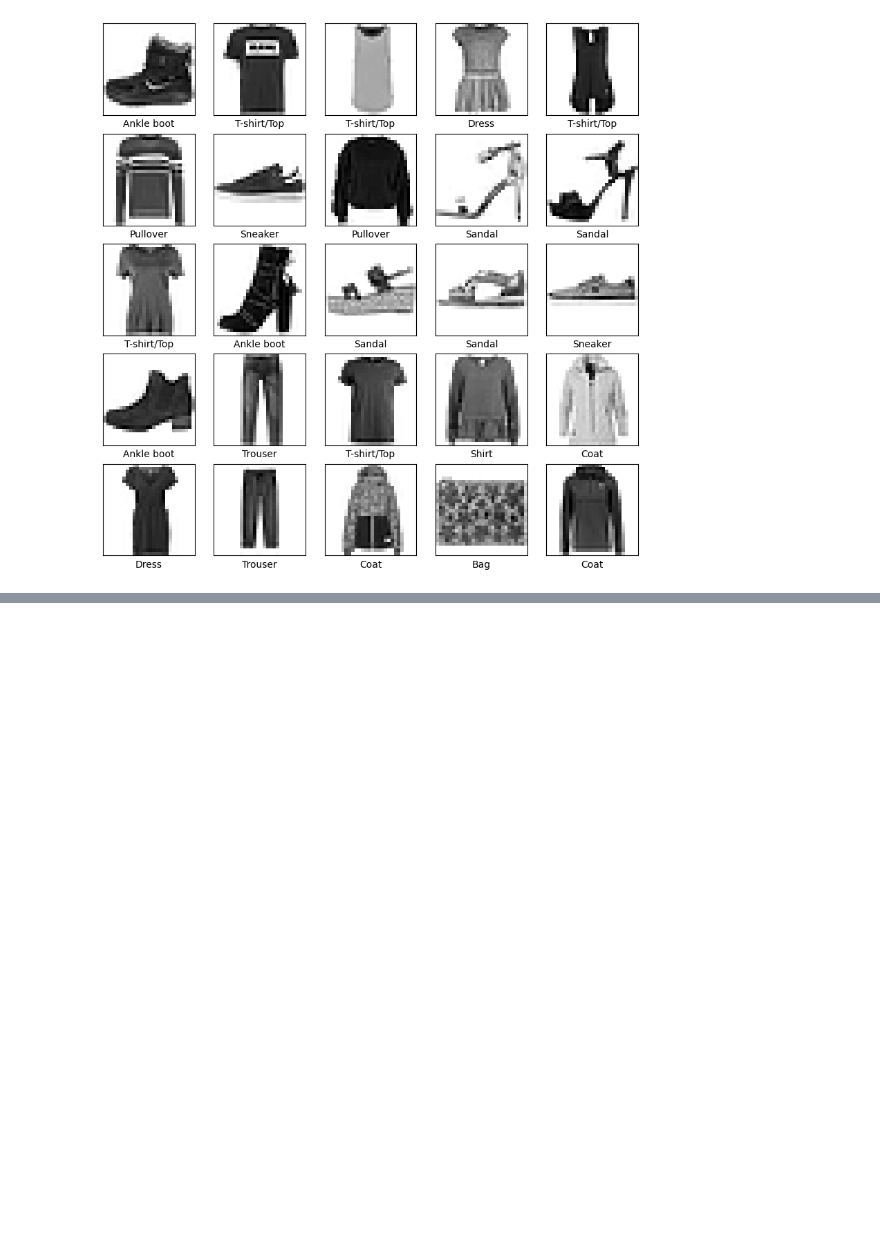
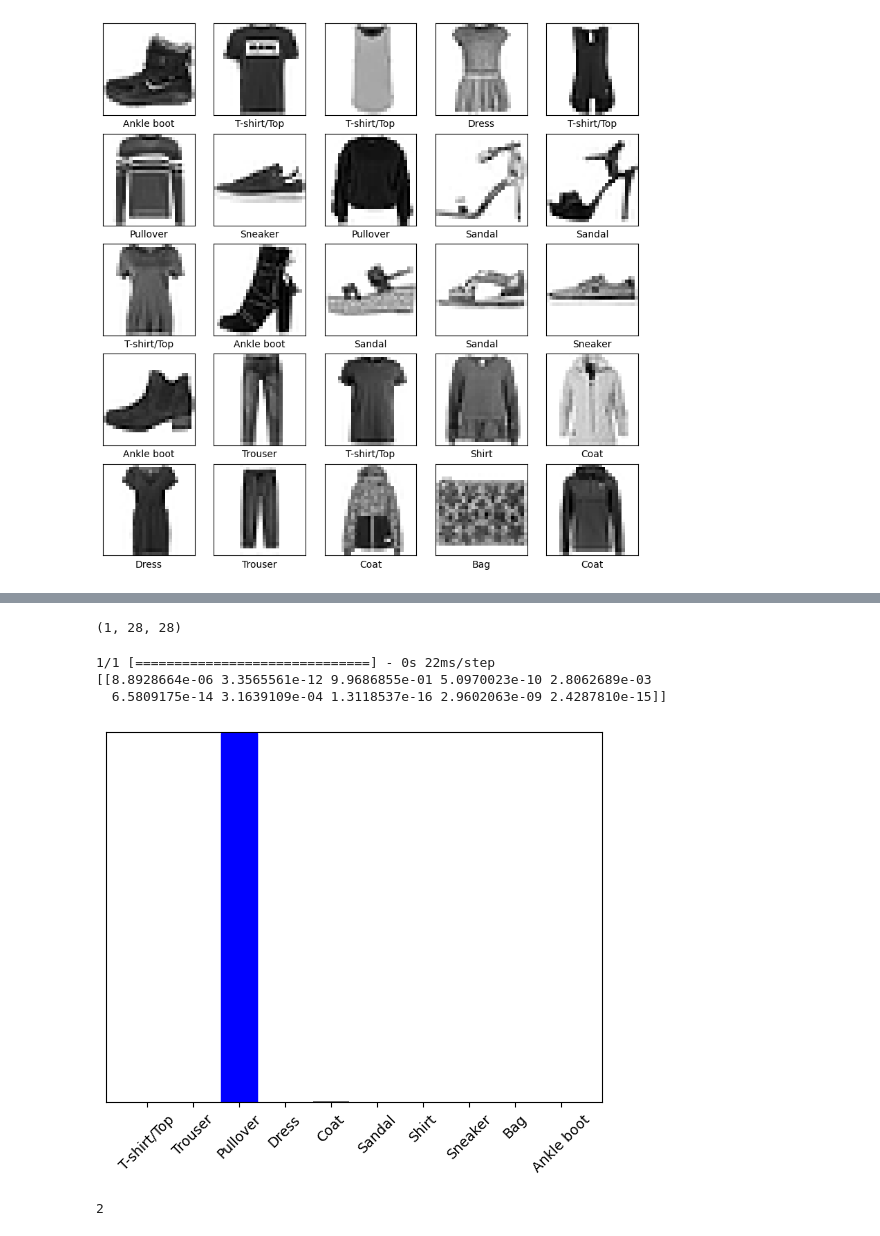
Before and after one commit to chiragtyagi2003/wardrobe_classifier, a Jupyter notebook: wardrobe_classifier_model.ipynb, the cells around one changed output, grey strips where cells are left out. Cells and saved outputs as stored; diff of their text form; code cells hidden in the pictures; blank space fills up the shorter version.

```diff
--- a/wardrobe_classifier_model.ipynb
+++ b/wardrobe_classifier_model.ipynb
@@ -107,0 +240,28 @@ plt.show()
+# %%
+# keras models make predictions on batches
+
+img = (np.expand_dims(img, 0))
+
+print(img.shape)
+# %% [output]
+(1, 28, 28)
+# %%
+pred_single = prob_model.predict(img)
+
+print(pred_single)
+# %% [output]
+1/1 [==============================] - 0s 22ms/step
+[[8.8928664e-06 3.3565561e-12 9.9686855e-01 5.0970023e-10 2.8062689e-03
+  6.5809175e-14 3.1639109e-04 1.3118537e-16 2.9602063e-09 2.4287810e-15]]
+# %%
+# pred_single is a list of list
+# one list for each image of the batch
+plot_value_array(1, pred_single[0], test_labels)
+_ = plt.xticks(range(10), class_names, rotation=45)
+plt.show()
+# %% [output]
+[figure, added]
+# %%
+np.argmax(pred_single[0])
+# %% [output]
+2
```
Also changed, not shown: parts of 14 cells of this notebook.
